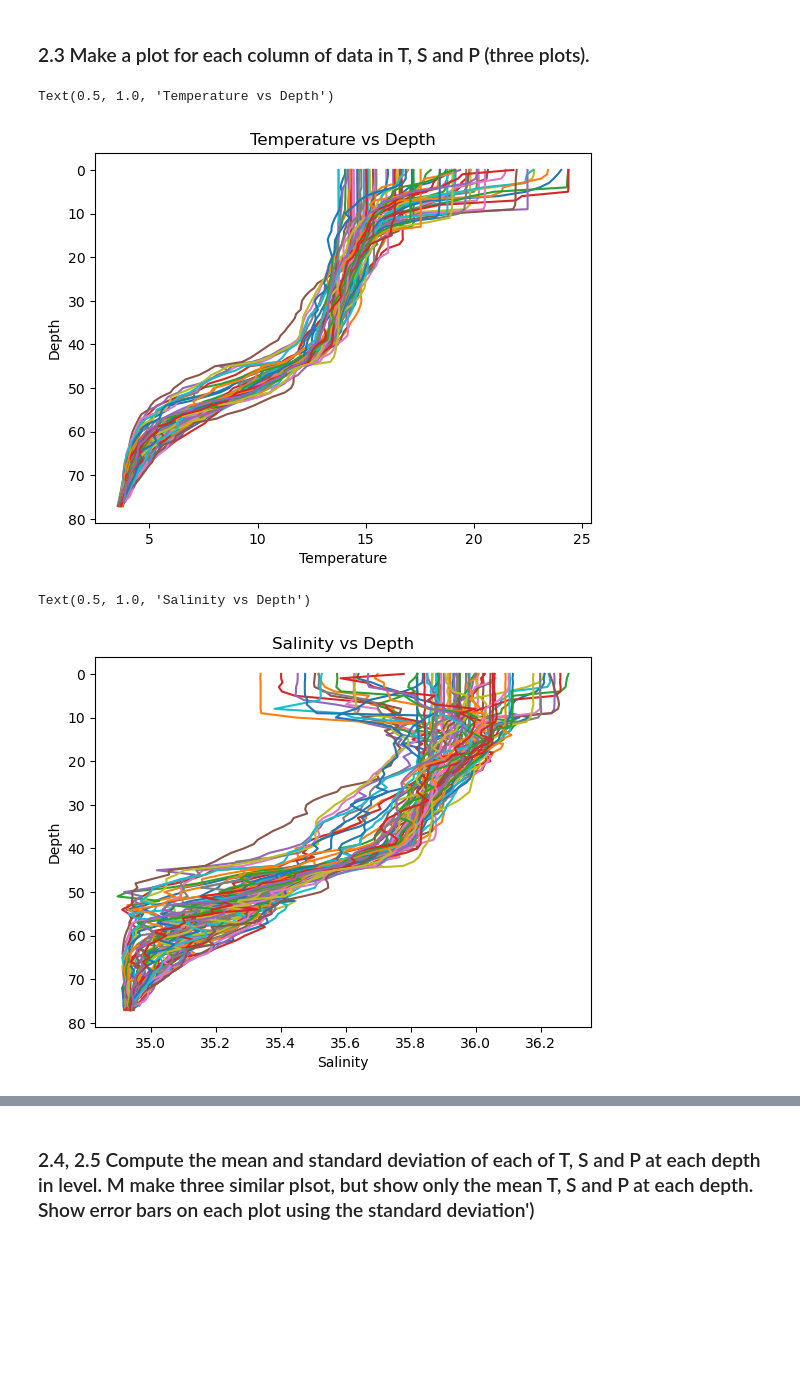
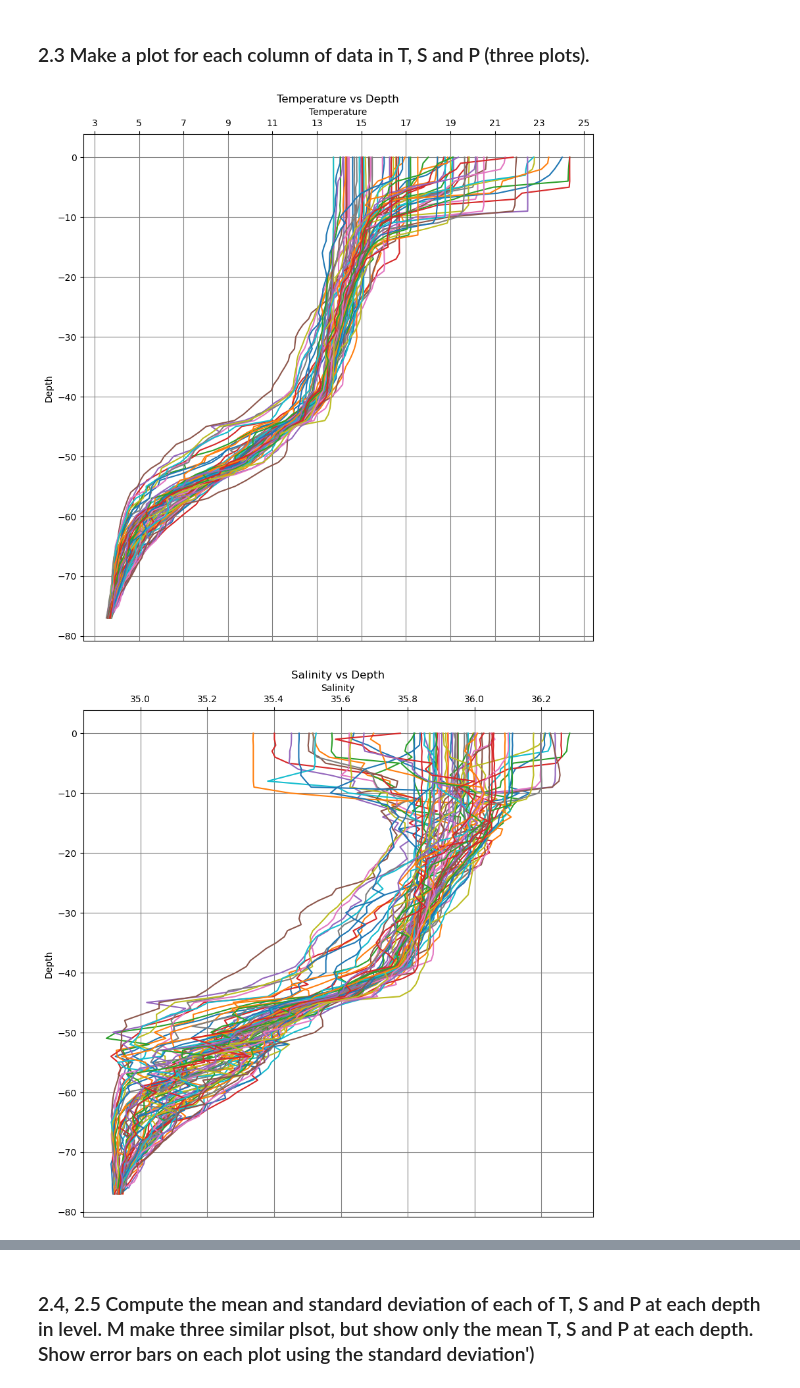
Before and after one commit to TrevorDurn/Assignments2, a Jupyter notebook: ThreeAssignment.ipynb, the cells around one changed output, grey strips where cells are left out. Saved outputs shown, nothing was run; the diff lists cells and outputs as text; code cells hidden in the pictures; blank space fills up the shorter version.

```diff
--- a/ThreeAssignment.ipynb
+++ b/ThreeAssignment.ipynb
@@ -243,21 +243,27 @@ date.shape
 # %% [markdown]
 ### 2.3 Make a plot for each column of data in T, S and P (three plots).
 # %%
-plt.plot(t, dep)
-plt.gca().invert_yaxis()
+plt.figure(figsize=(10, 10))
+plt.grid(True, c = 'grey')
+depNeg = dep*-1
+plt.plot(t, depNeg)
 plt.xlabel('Temperature')
 plt.ylabel('Depth')
 plt.title('Temperature vs Depth')
+plt.xticks(range(3, 26, 2))
+plt.gca().xaxis.set_ticks_position('top')
+plt.gca().xaxis.set_label_position('top')
 # %% [output]
-Text(0.5, 1.0, 'Temperature vs Depth')
-[figure, old version]
+[figure, new version]
 # %%
-plt.plot(s, dep)
-plt.gca().invert_yaxis()
+plt.figure(figsize=(10, 10))
+plt.grid(True, c = 'grey')
+plt.plot(s, depNeg)
 plt.xlabel('Salinity')
 plt.ylabel('Depth')
 plt.title('Salinity vs Depth')
+plt.gca().xaxis.set_ticks_position('top')
+plt.gca().xaxis.set_label_position('top')
 # %% [output]
-Text(0.5, 1.0, 'Salinity vs Depth')
-[figure, old version]
+[figure, new version]
 # %%
```
Also changed, not shown: parts of 8 cells of this notebook.
